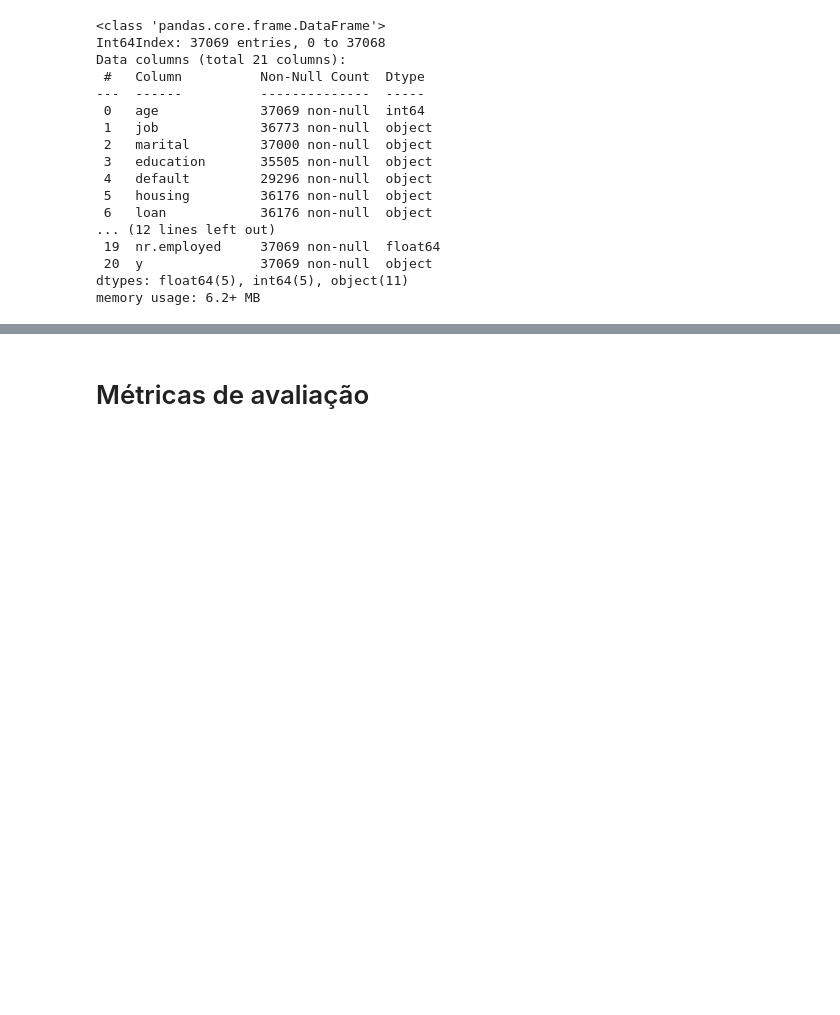
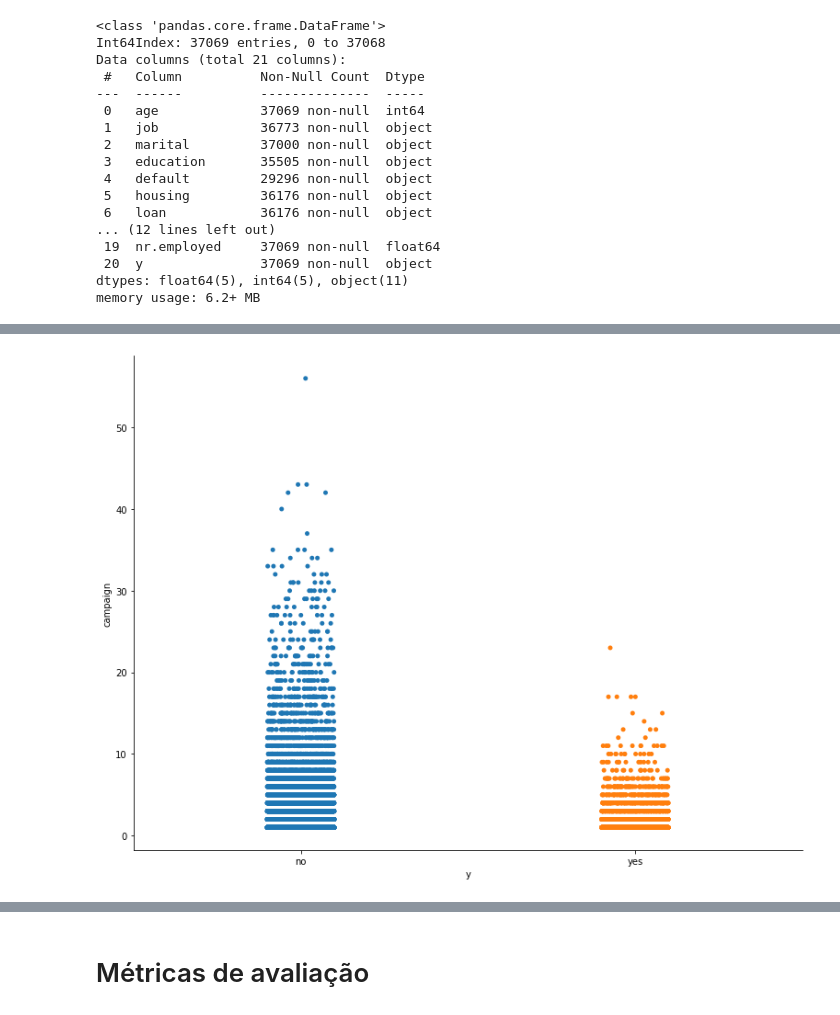
Before and after one commit to a2cds/ocean-python, a Jupyter notebook: ciencia_de_dados.ipynb, the cells around one changed output, grey strips where cells are left out. Cells and saved outputs as stored; diff of their text form; code cells hidden in the pictures; blank space fills up the shorter version.

```diff
--- a/ciencia_de_dados.ipynb
+++ b/ciencia_de_dados.ipynb
@@ -49,0 +62,5 @@ df.describe(include='object')
+# %%
+sns.figsize=(15, 5)
+sns.catplot(data=df, x='y', y='campaign', aspect=8/6, height=8);
+# %% [output]
+[figure, added]
```
Also changed, not shown: parts of 28 cells of this notebook.
